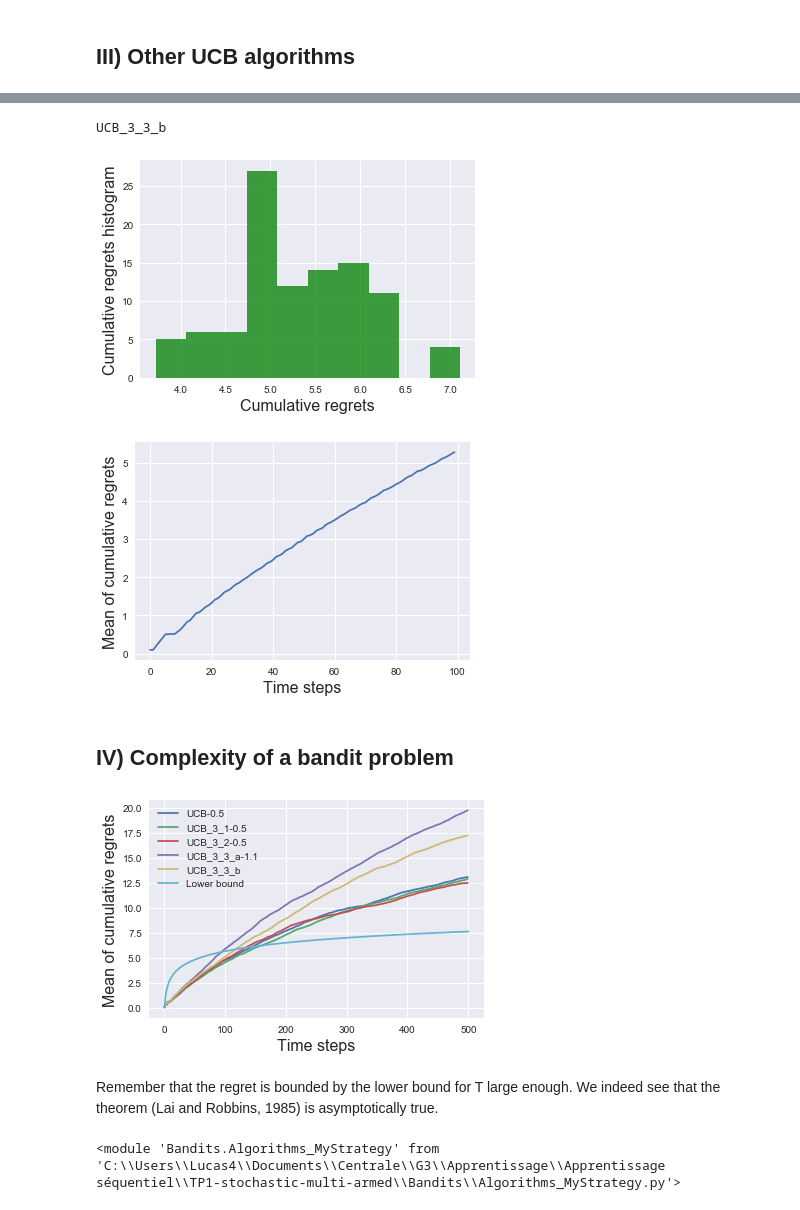
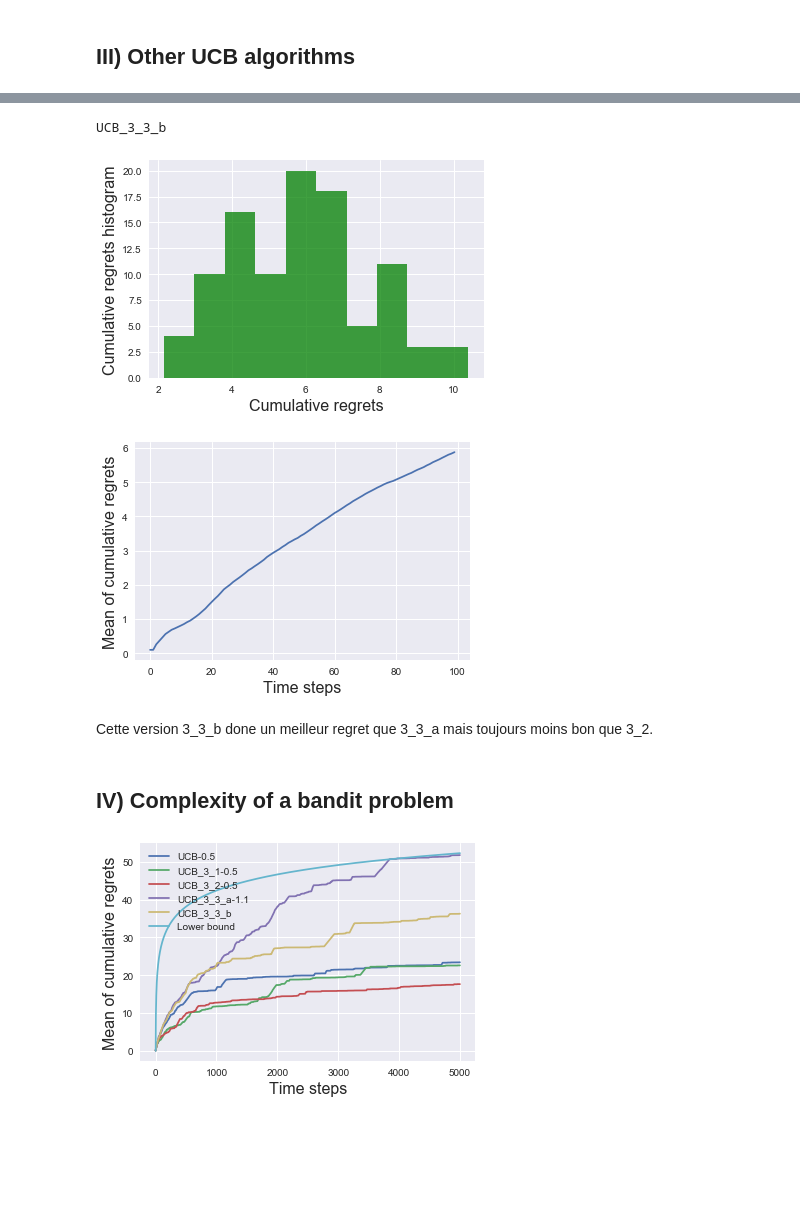
Before and after one commit to lgerrets/TP1-stochastic-multi-armed, a Jupyter notebook: TP1_Bandit_Gerretsen_Mitjans.ipynb, the cells around one changed output, grey strips where cells are left out. Drawn from its saved outputs; the diff is of its cells as text; code cells hidden in the pictures; blank space fills up the shorter version.

Commit message:
5.1 (et modif 3 et 4)
+5.1 ne fonctionne pas, revoir les fonctions du module KL
+commentaires partie 3
+- commentaires partie 4

```diff
--- a/TP1_Bandit_Gerretsen_Mitjans.ipynb
+++ b/TP1_Bandit_Gerretsen_Mitjans.ipynb
@@ -218,6 +223,4 @@ UCB_3_3_a-3
 # %%
-alpha = 0.5
-
 n = 100
 timeHorizon = 100
 learners = list()
@@ -230,29 +233,25 @@ for i in range(len(learners)):
     xps.plotOneBanditOneLearnerNRuns(all_cumulativeregrets)
 # %% [output]
 UCB_3_3_b
-[figure, old version]
+[figure, new version]
-[figure, old version]
+[figure, new version]
+# %% [markdown]
+Cette version 3_3_b done un meilleur regret que 3_3_a mais toujours moins bon que 3_2.
 # %% [markdown]
 ## IV) Complexity of a bandit problem
 # %%
 alpha = 0.5
 
-n = 20
-timeHorizon = 500
+n = 5
+timeHorizon = 5000
 learners = list()
 learners.append(alg.UCB(nbArms,alpha))
 learners.append(myalg.UCB_3_1(nbArms,alpha))
 learners.append(myalg.UCB_3_2(nbArms,alpha))
 learners.append(myalg.UCB_3_3_a(nbArms,1.1))
 learners.append(myalg.UCB_3_3_b(nbArms))
 
 all_cumulativeregrets = xps.OneBanditNLearnersNRuns(bandit, learners, timeHorizon, n)
 xps.plotOneBanditNLearnersNRuns(all_cumulativeregrets,learners, bandit=bandit, plot_bound=True)
 # %% [output]
-[figure, old version]
+[figure, new version]
-# %% [markdown]
-Remember that the regret is bounded by the lower bound for T large enough. We indeed see that the theorem (Lai and Robbins, 1985) is asymptotically true.
-# %%
-reload(myalg)
-# %% [output]
-<module 'Bandits.Algorithms_MyStrategy' from 'C:\\Users\\Lucas4\\Documents\\Centrale\\G3\\Apprentissage\\Apprentissage séquentiel\\TP1-stochastic-multi-armed\\Bandits\\Algorithms_MyStrategy.py'>
```
Also changed, not shown: parts of 19 cells of this notebook, 1 other file.
